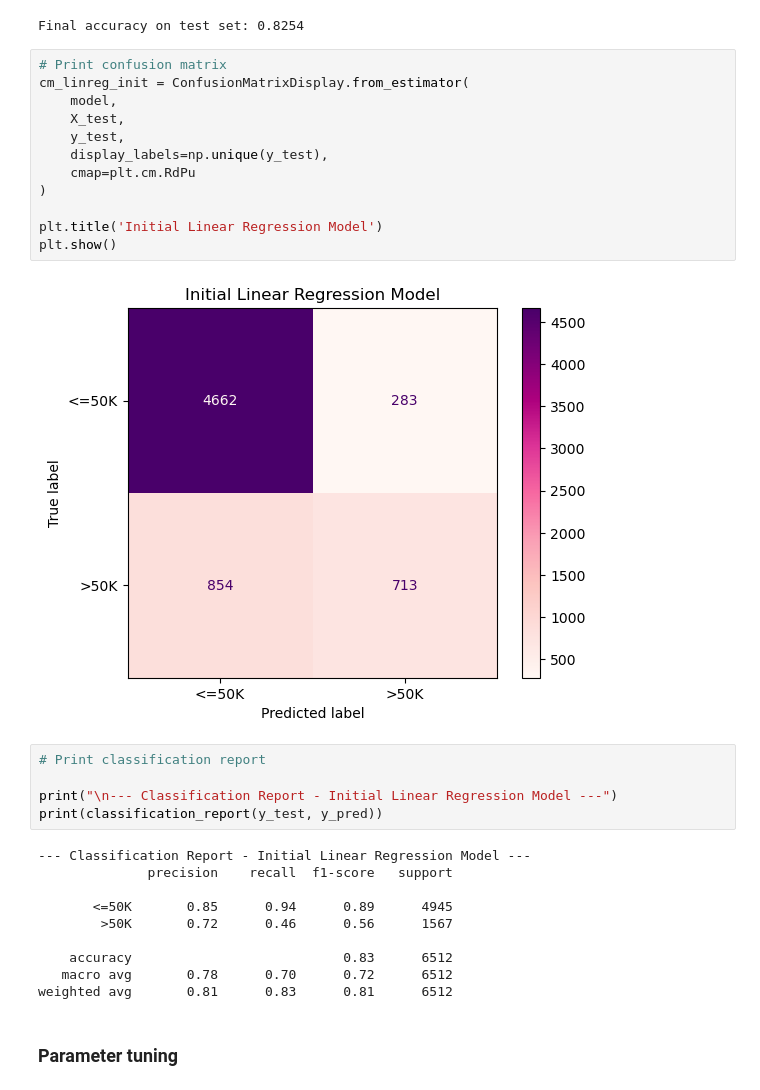
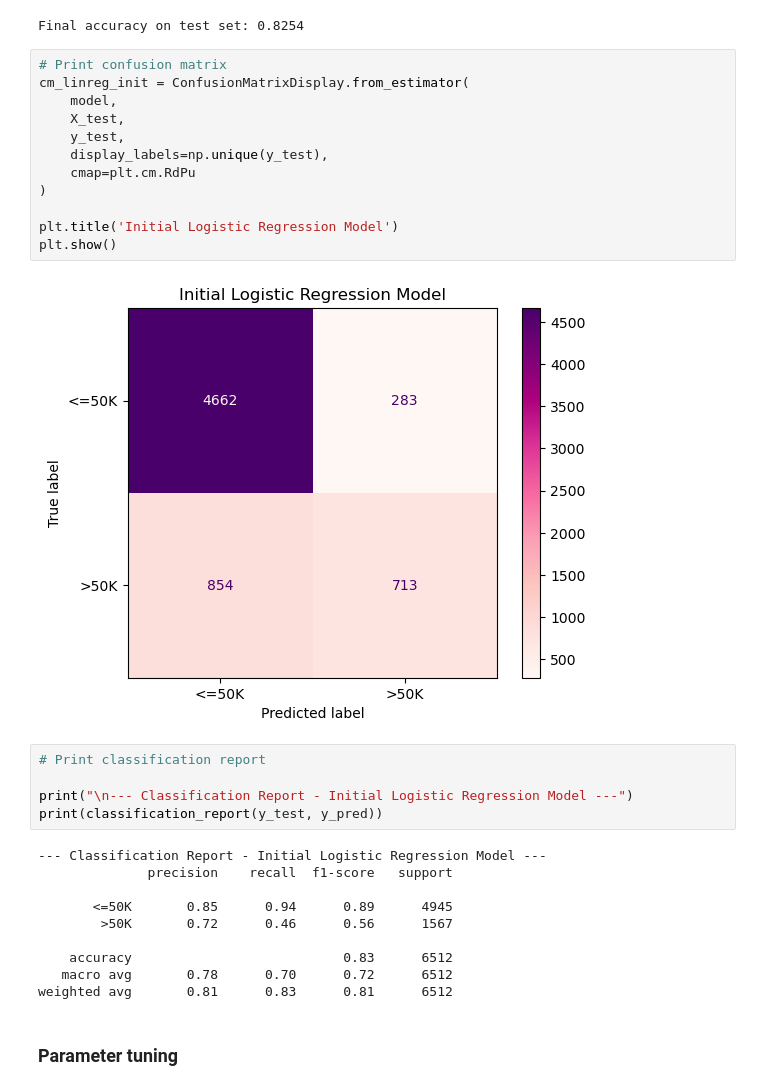
Before and after one commit to rooothellen/dasc41103, a Jupyter notebook: proj1/models/part3.ipynb, the cells around one changed output. Saved outputs shown, nothing was run; the diff lists cells and outputs as text.

```diff
--- a/proj1/models/part3.ipynb
+++ b/proj1/models/part3.ipynb
@@ -52,24 +48,24 @@ Final accuracy on test set: 0.8254
 # %%
 # Print confusion matrix
 cm_linreg_init = ConfusionMatrixDisplay.from_estimator(
     model,
     X_test,
     y_test,
     display_labels=np.unique(y_test),
     cmap=plt.cm.RdPu
 )
 
-plt.title('Initial Linear Regression Model')
+plt.title('Initial Logistic Regression Model')
 plt.show()
 # %% [output]
-[figure, old version]
+[figure, new version]
 # %%
 # Print classification report
 
-print("\n--- Classification Report - Initial Linear Regression Model ---")
+print("\n--- Classification Report - Initial Logistic Regression Model ---")
 print(classification_report(y_test, y_pred))
 # %% [output]
---- Classification Report - Initial Linear Regression Model ---
+--- Classification Report - Initial Logistic Regression Model ---
               precision    recall  f1-score   support
 
        <=50K       0.85      0.94      0.89      4945
```
Also changed, not shown: parts of 4 cells of this notebook.
